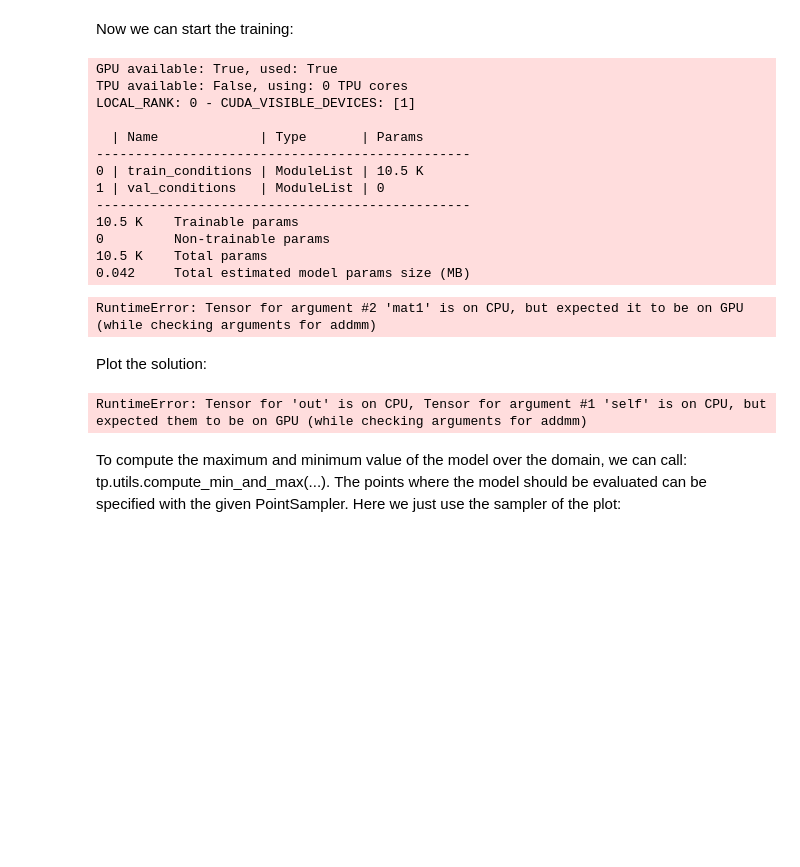
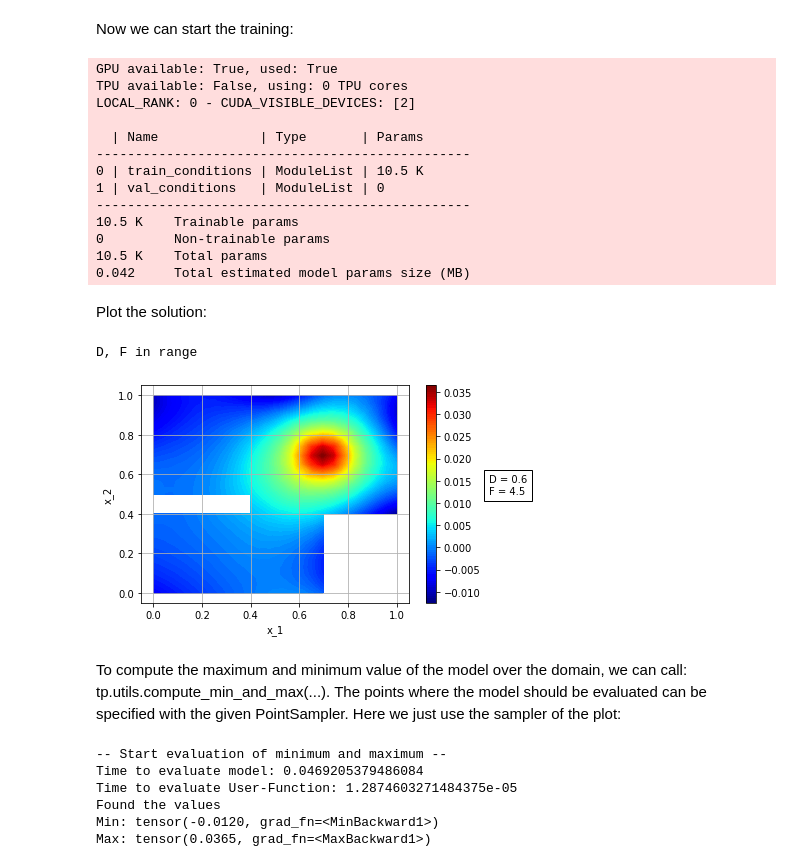
Before and after one commit to TomF98/torchphysics, a Jupyter notebook: examples/poisson_.ipynb, the cells around one changed output. Saved outputs shown, nothing was run; the diff lists cells and outputs as text; code cells hidden in the pictures; blank space fills up the shorter version.

```diff
--- a/examples/poisson_.ipynb
+++ b/examples/poisson_.ipynb
@@ -121,12 +121,14 @@ tp.utils.scatter(X, dirich_sampler, pde_sampler_1, pde_sampler_2)
 # %% [markdown]
 Now we can start the training:
 # %%
-solver = tp.solver.Solver([dirich_cond, pde_cond_1, pde_cond_2])
+optim = tp.OptimizerSetting(optimizer_class=torch.optim.Adam, lr=0.0001)
+
+solver = tp.solver.Solver([dirich_cond, pde_cond_1, pde_cond_2], optimizer_setting=optim)
 
 import pytorch_lightning as pl
 
 trainer = pl.Trainer(gpus=1,
-                     max_steps=10000,
+                     max_steps=5000,
                      logger=False,
                      benchmark=True,
                      checkpoint_callback=False)
@@ -134,7 +136,7 @@ trainer.fit(solver)
 # %% [output]
 GPU available: True, used: True
 TPU available: False, using: 0 TPU cores
-LOCAL_RANK: 0 - CUDA_VISIBLE_DEVICES: [1]
+LOCAL_RANK: 0 - CUDA_VISIBLE_DEVICES: [2]
 
   | Name             | Type       | Params
 ------------------------------------------------
@@ -145,21 +147,21 @@ LOCAL_RANK: 0 - CUDA_VISIBLE_DEVICES: [1]
 0         Non-trainable params
 10.5 K    Total params
 0.042     Total estimated model params size (MB)
-RuntimeError: Tensor for argument #2 'mat1' is on CPU, but expected it to be on GPU (while checking arguments for addmm)
 # %% [markdown]
 Plot the solution:
 # %%
 plot_D = 0.6
-plot_F = 2
+plot_F = 4.5
 
-if D_low < D < D_up and F_low < F< F_up:
+if D_low < plot_D < D_up and F_low < plot_F< F_up:
     print('D, F in range')
 
-plot_sampler = tp.samplers.PlotSampler(plot_domain=space_domain, density=500,
+plot_sampler = tp.samplers.PlotSampler(plot_domain=space_domain, density=500, device='cuda',
                                        data_for_other_variables={'D': plot_D, 'F': plot_F})
 fig = tp.utils.plot(model, lambda u : u, plot_sampler, plot_type='contour_surface')
 # %% [output]
-RuntimeError: Tensor for 'out' is on CPU, Tensor for argument #1 'self' is on CPU, but expected them to be on GPU (while checking arguments for addmm)
+D, F in range
+[figure, added]
 # %% [markdown]
 To compute the maximum and minimum value of the model over the domain, we can call: tp.utils.compute_min_and_max(...).
 The points where the model should be evaluated can be specified with the given PointSampler. Here we just use the sampler of the plot:
@@ -167,3 +169,10 @@ The points where the model should be evaluated can be specified with the given P
 from torchphysics.utils import compute_min_and_max
 
 min_value, max_value = compute_min_and_max(model=model, sampler=plot_sampler)
+# %% [output]
+-- Start evaluation of minimum and maximum --
+Time to evaluate model: 0.0469205379486084
+Time to evaluate User-Function: 1.2874603271484375e-05
+Found the values
+Min: tensor(-0.0120, grad_fn=<MinBackward1>)
+Max: tensor(0.0365, grad_fn=<MaxBackward1>)
```
Also changed, not shown: parts of 3 cells of this notebook.
